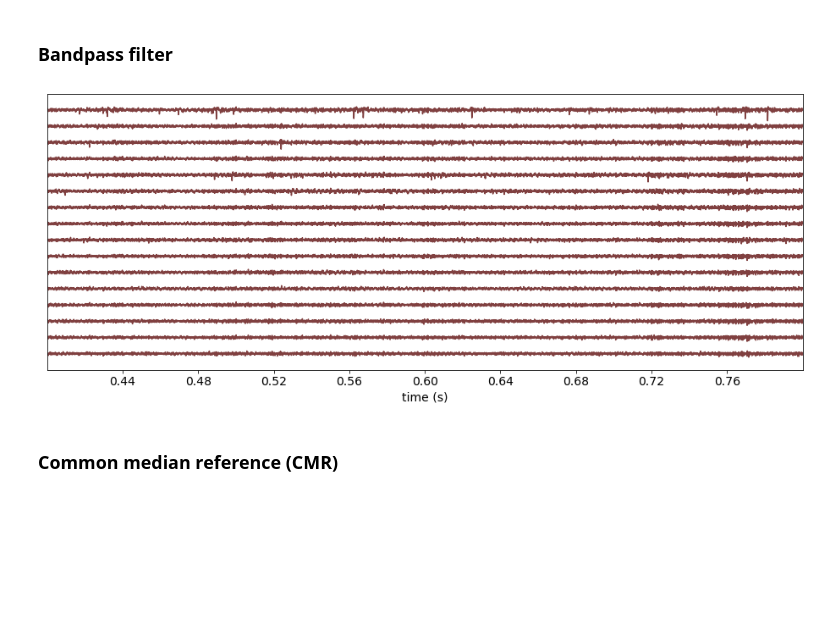
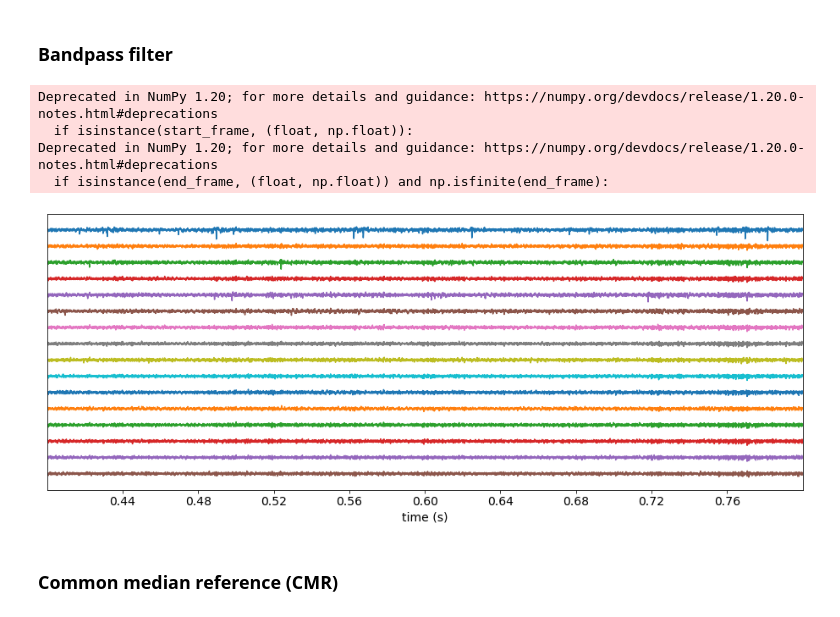
Before and after one commit to sbuergers/hussaini-lab-to-nwb-notebooks, a Jupyter notebook: tidy_venv/intan_spike_sorting_pipeline.ipynb, the cells around one changed output. Drawn from its saved outputs; the diff is of its cells as text; code cells hidden in the pictures; blank space fills up the shorter version.

```diff
--- a/tidy_venv/intan_spike_sorting_pipeline.ipynb
+++ b/tidy_venv/intan_spike_sorting_pipeline.ipynb
@@ -210,9 +210,13 @@ For this notebook, we will filter the recording and apply common median referenc
 # %%
 r_filt = st.preprocessing.bandpass_filter(recording, freq_min=300, freq_max=6000)
 
-w = sw.plot_timeseries(r_filt, trange=[0.4, 0.8], color_groups=True, channel_ids=channel_subset)
+w = sw.plot_timeseries(r_filt, trange=[0.4, 0.8], channel_ids=channel_subset)
 # %% [output]
+Deprecated in NumPy 1.20; for more details and guidance: https://numpy.org/devdocs/release/1.20.0-notes.html#deprecations
+  if isinstance(start_frame, (float, np.float)):
+Deprecated in NumPy 1.20; for more details and guidance: https://numpy.org/devdocs/release/1.20.0-notes.html#deprecations
+  if isinstance(end_frame, (float, np.float)) and np.isfinite(end_frame):
-[figure, old version]
+[figure, new version]
 # %% [markdown]
 ### Common median reference (CMR)
 # %% [markdown]
```
Also changed, not shown: parts of 21 cells of this notebook.
